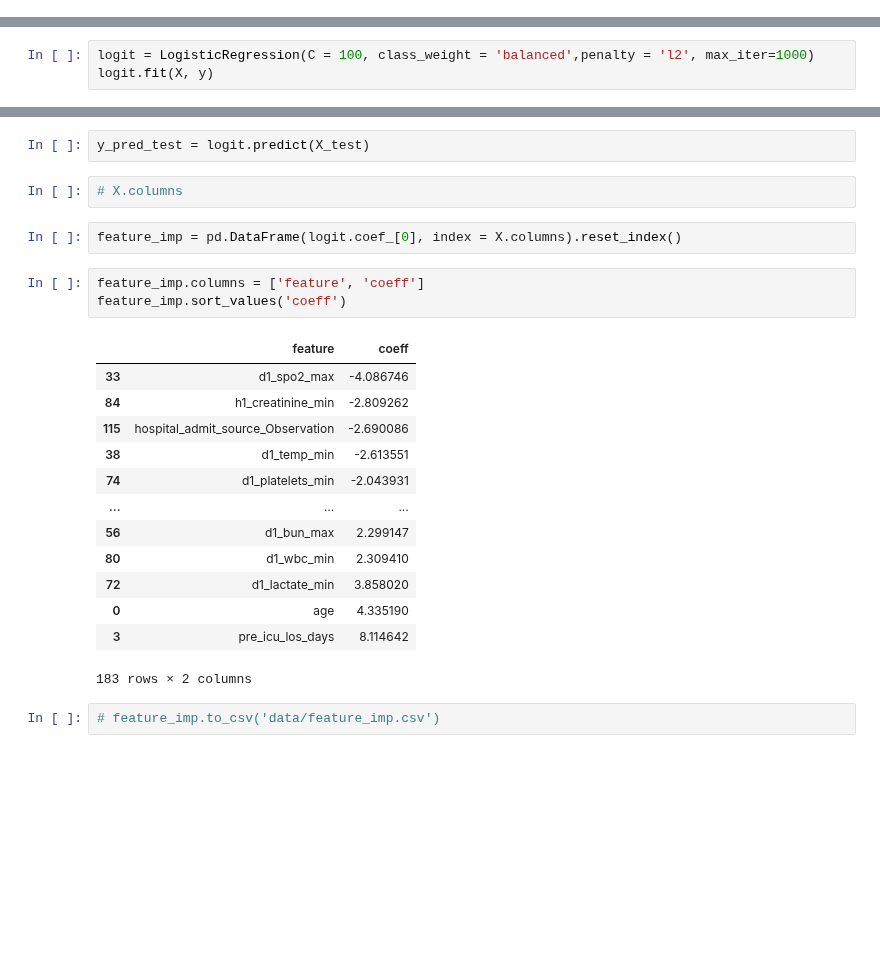
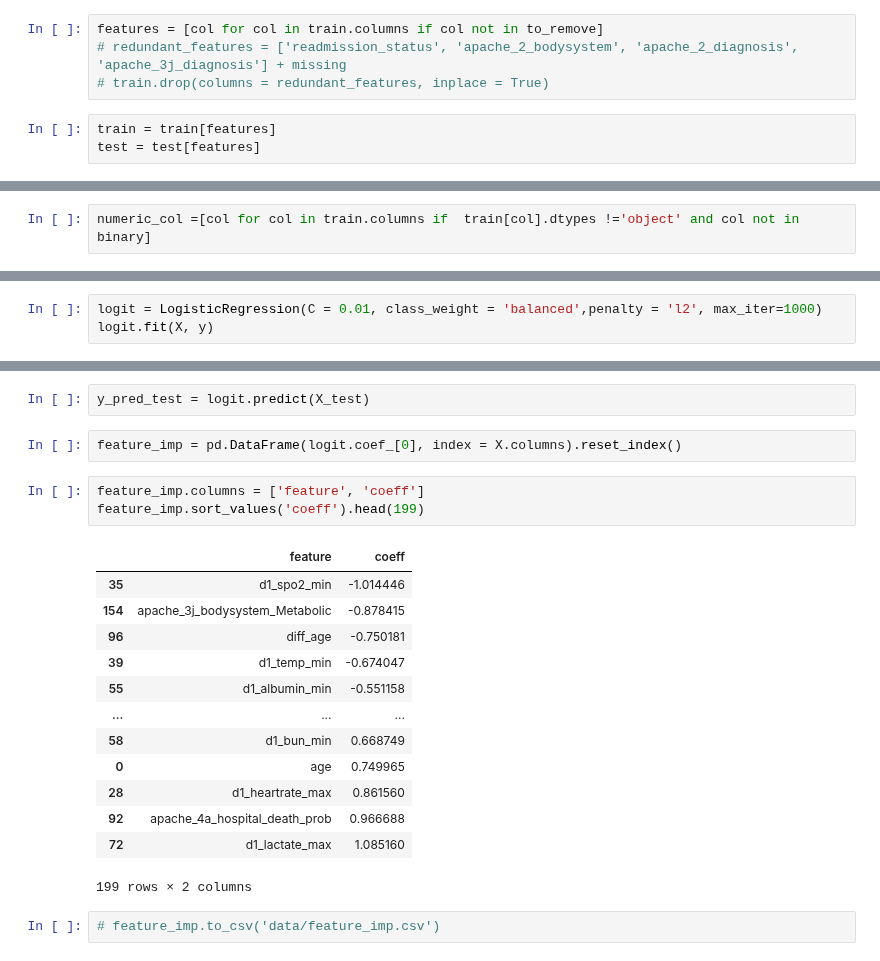
Before and after one commit to curie-capstone/predicting-patient-outcomes, a Jupyter notebook: ravinder/modeling_ravinder.ipynb, the cells around one changed output, grey strips where cells are left out. Cells and saved outputs as stored; diff of their text form; blank space fills up the shorter version.

```diff
--- a/ravinder/modeling_ravinder.ipynb
+++ b/ravinder/modeling_ravinder.ipynb
@@ -306,0 +326,7 @@ h1_arterial
+# %%
+features = [col for col in train.columns if col not in to_remove]
+# redundant_features = ['readmission_status', 'apache_2_bodysystem', 'apache_2_diagnosis', 'apache_3j_diagnosis'] + missing
+# train.drop(columns = redundant_features, inplace = True)
+# %%
+train = train[features]
+test = test[features]
@@ -306,0 +335,2 @@ h1_arterial
+# %%
+numeric_col =[col for col in train.columns if  train[col].dtypes !='object' and col not in binary]
@@ -582,4 +602,4 @@ X.shape, y.shape
 # %%
-logit = LogisticRegression(C = 100, class_weight = 'balanced',penalty = 'l2', max_iter=1000)
+logit = LogisticRegression(C = 0.01, class_weight = 'balanced',penalty = 'l2', max_iter=1000)
 logit.fit(X, y)
 # %% [output]
@@ -588,27 +608,25 @@ LogisticRegression(C=100, class_weight='balanced', max_iter=1000)
 y_pred = logit.predict(X)
 # %%
 y_pred_test = logit.predict(X_test)
-# %%
-# X.columns
 # %%
 feature_imp = pd.DataFrame(logit.coef_[0], index = X.columns).reset_index()
 # %%
 feature_imp.columns = ['feature', 'coeff']
-feature_imp.sort_values('coeff')
+feature_imp.sort_values('coeff').head(199)
 # %% [output]
 |  | feature | coeff |
-| 33 | d1_spo2_max | -4.086746 |
-| 84 | h1_creatinine_min | -2.809262 |
-| 115 | hospital_admit_source_Observation | -2.690086 |
-| 38 | d1_temp_min | -2.613551 |
-| 74 | d1_platelets_min | -2.043931 |
+| 35 | d1_spo2_min | -1.014446 |
+| 154 | apache_3j_bodysystem_Metabolic | -0.878415 |
+| 96 | diff_age | -0.750181 |
+| 39 | d1_temp_min | -0.674047 |
+| 55 | d1_albumin_min | -0.551158 |
 | ... | ... | ... |
-| 56 | d1_bun_max | 2.299147 |
-| 80 | d1_wbc_min | 2.309410 |
-| 72 | d1_lactate_min | 3.858020 |
-| 0 | age | 4.335190 |
-| 3 | pre_icu_los_days | 8.114642 |
+| 58 | d1_bun_min | 0.668749 |
+| 0 | age | 0.749965 |
+| 28 | d1_heartrate_max | 0.861560 |
+| 92 | apache_4a_hospital_death_prob | 0.966688 |
+| 72 | d1_lactate_max | 1.085160 |
-183 rows × 2 columns
+199 rows × 2 columns
 # %%
 # feature_imp.to_csv('data/feature_imp.csv')
 # %% [markdown]
```
Also changed, not shown: parts of 75 cells of this notebook.
